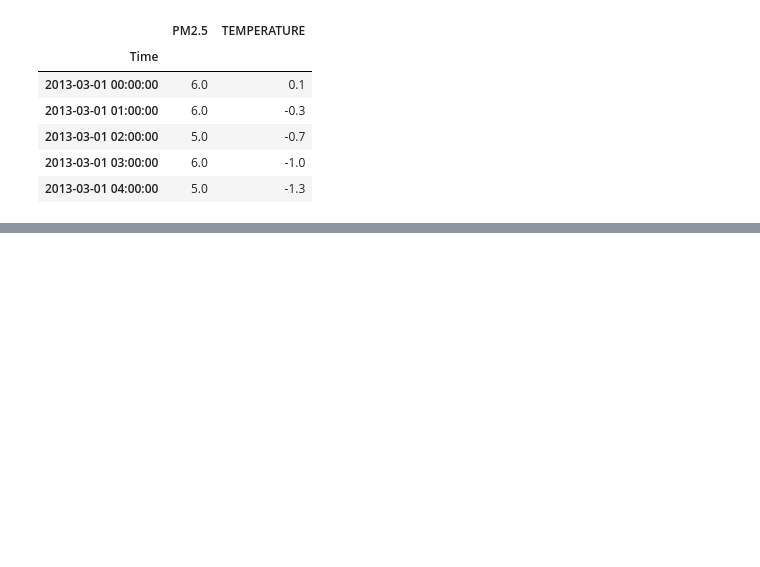
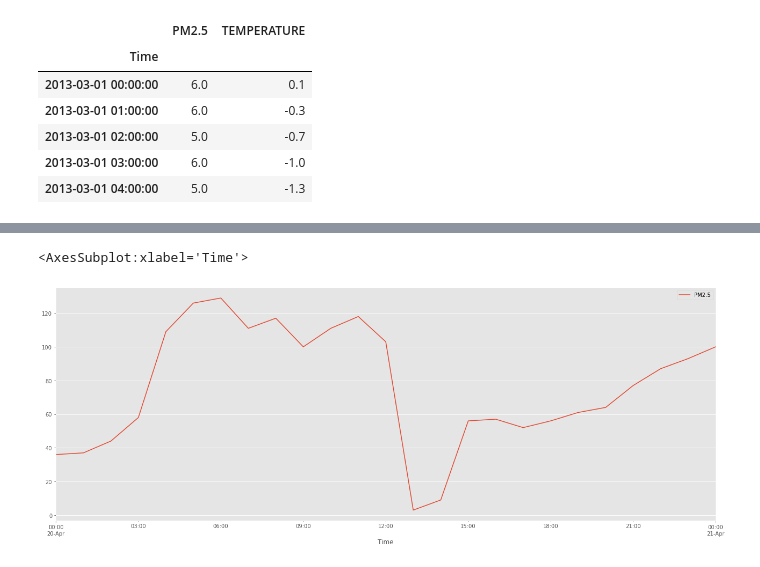
Before and after one commit to jonvis23/Air-Quality-Forecasting, a Jupyter notebook: notebook.ipynb, the cells around one changed output, grey strips where cells are left out. Cells and saved outputs as stored; diff of their text form; code cells hidden in the pictures; blank space fills up the shorter version.

```diff
--- a/notebook.ipynb
+++ b/notebook.ipynb
@@ -342,0 +395,7 @@ ax2.plot(datad[datad['PM2.5'] > 250]['TEMPERATURE'], color=color)
+# %%
+#plot random day values: Date 2013-04-20 to 2013-04-21
+day1 = data.loc['2013-04-20 00:00:00':'2013-04-21 00:00:00']
+day1.plot(figsize = (22,8))
+# %% [output]
+<AxesSubplot:xlabel='Time'>
+[figure, added]
```
Also changed, not shown: parts of 35 cells of this notebook.
